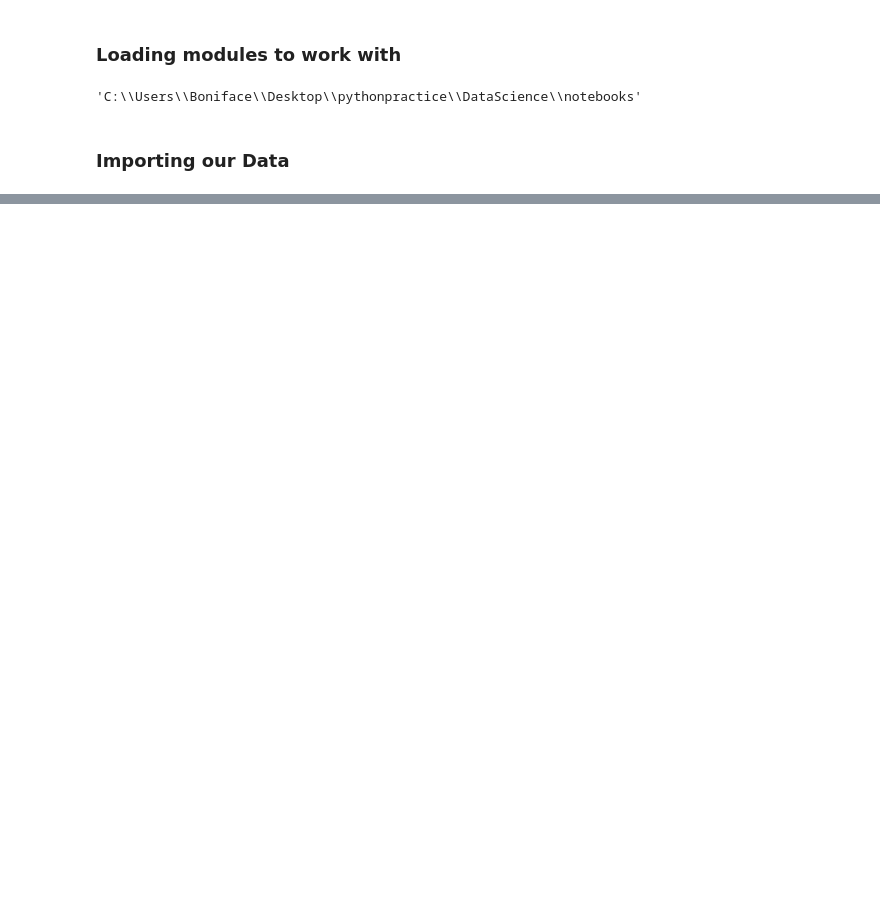
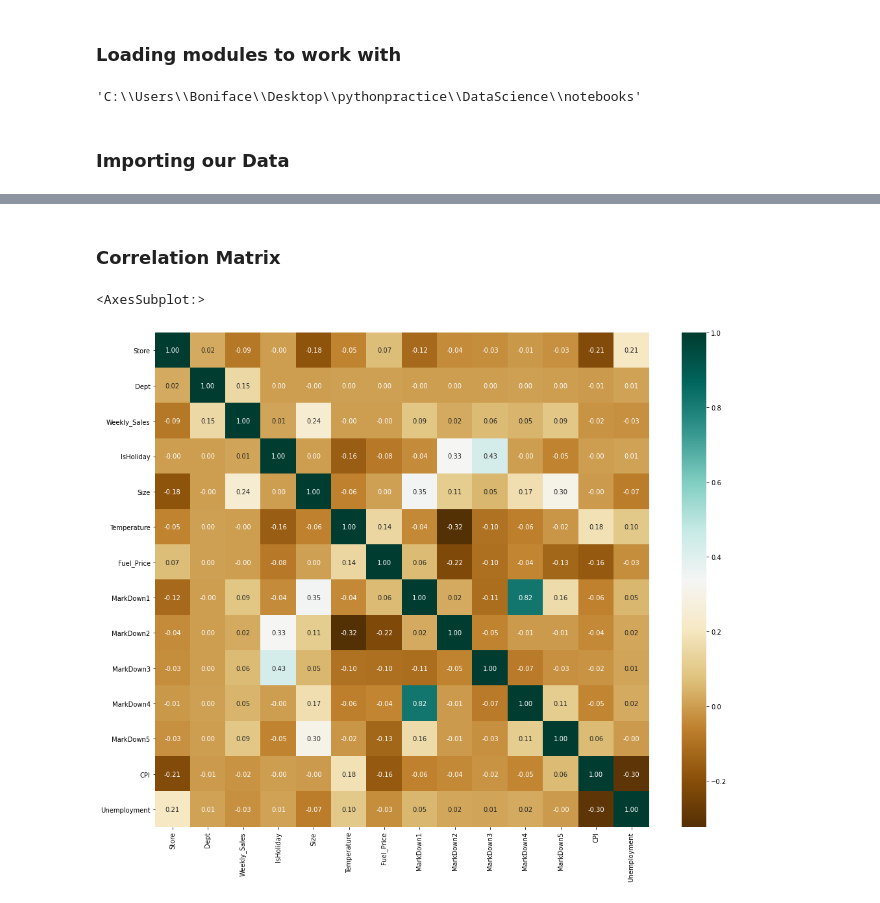
Before and after one commit to tevish321/DSEA-Group, a Jupyter notebook: walmart-recruiting.ipynb, the cells around one changed output, grey strips where cells are left out. Drawn from its saved outputs; the diff is of its cells as text; code cells hidden in the pictures; blank space fills up the shorter version.

```diff
--- a/walmart-recruiting.ipynb
+++ b/walmart-recruiting.ipynb
@@ -654,0 +169,12 @@ sampleSubmission.to_csv('output.csv', index=False)
+# %% [markdown]
+### Correlation Matrix
+# %%
+# Lets get a correlation matrix
+corr = dataset.corr()
+fig1 =plt.figure(figsize=(18,14))
+#plt.yticks(np.arange(0.5, len(corr.index), 1), corr.index)
+#plt.xticks(np.arange(0.5, len(corr.columns), 1), corr.columns)
+sns.heatmap(corr,annot =True,fmt=".2f",cmap="BrBG",square=True)
+# %% [output]
+<AxesSubplot:>
+[figure, added]
```
Also changed, not shown: parts of 159 cells of this notebook.
